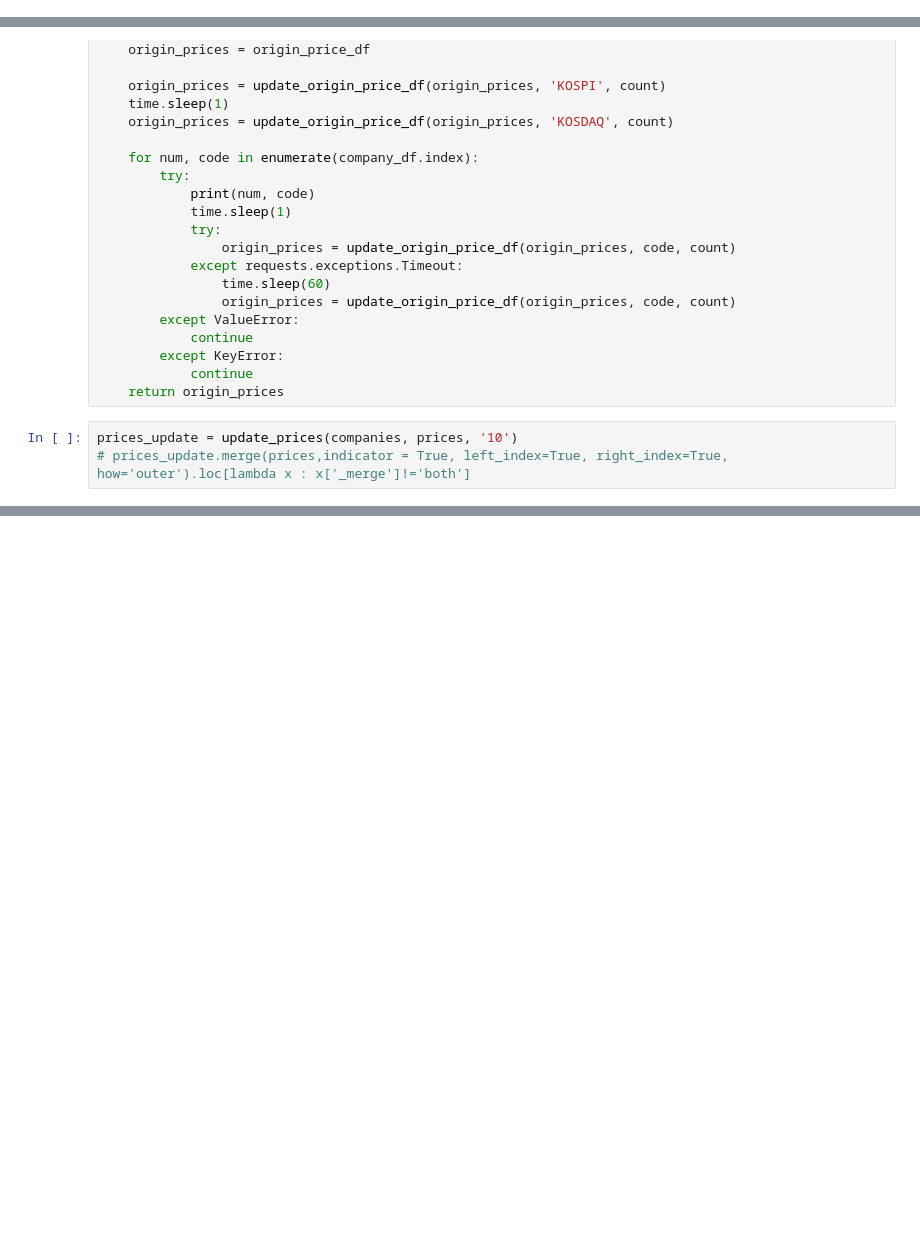
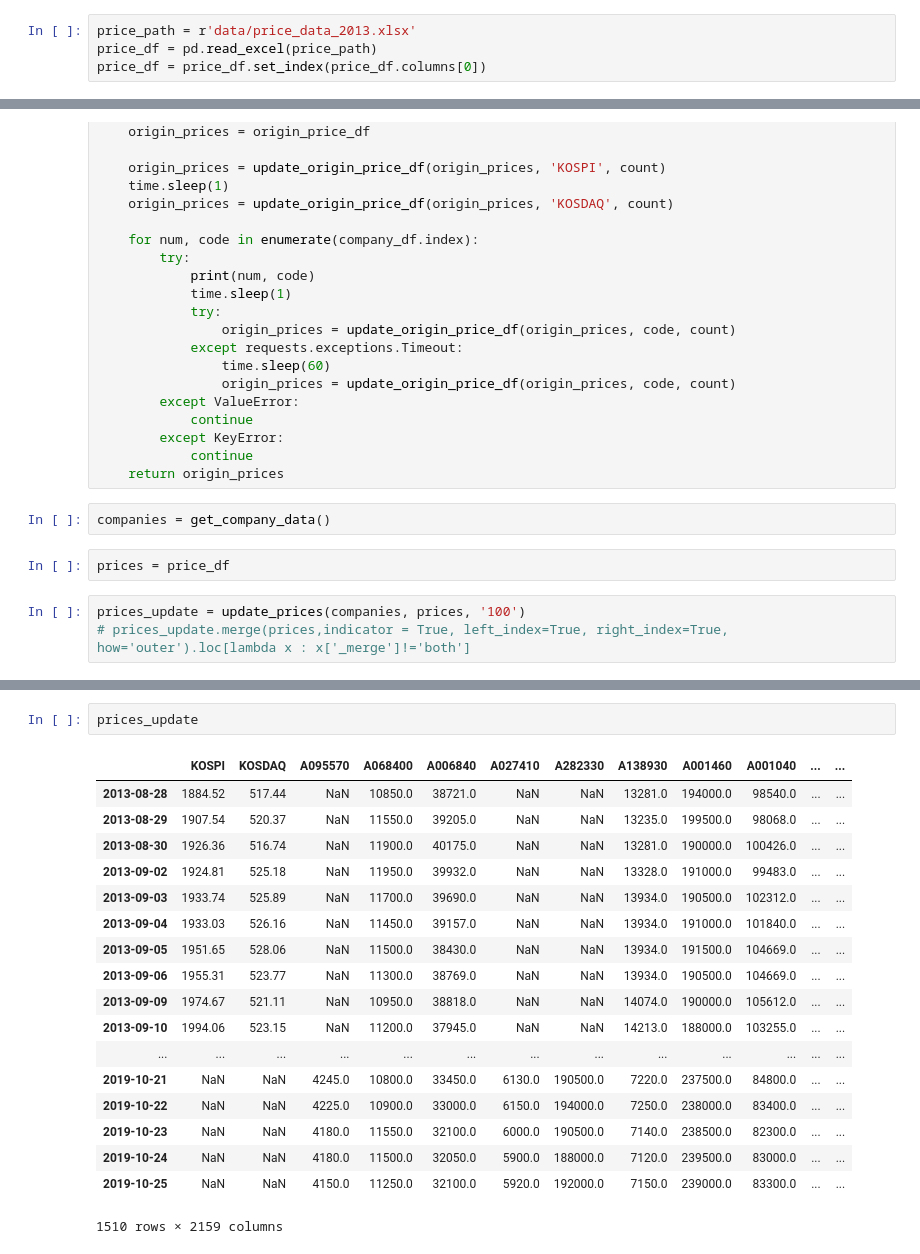
Before and after one commit to neosuperprogrammer/Quant, a Jupyter notebook: neo_quant.ipynb, the cells around one changed output, grey strips where cells are left out. Saved outputs shown, nothing was run; the diff lists cells and outputs as text; blank space fills up the shorter version.

```diff
--- a/neo_quant.ipynb
+++ b/neo_quant.ipynb
@@ -602,3 +1534,7 @@ total_price.to_excel(r'data/price_data.xlsx')
+# %%
+price_path = r'data/price_data_2013.xlsx'
+price_df = pd.read_excel(price_path)
+price_df = price_df.set_index(price_df.columns[0])
 # %% [markdown]
 ## 가격정보 업데이트
 # %%
@@ -635,6 +1571,10 @@ def update_prices(company_df, origin_price_df, count):
         except KeyError:
             continue
     return origin_prices
+# %%
+companies = get_company_data()
+# %%
+prices = price_df
 # %%
-prices_update = update_prices(companies, prices, '10')
+prices_update = update_prices(companies, prices, '100')
 # prices_update.merge(prices,indicator = True, left_index=True, right_index=True, how='outer').loc[lambda x : x['_merge']!='both']
@@ -640,0 +1599,21 @@ prices_update = update_prices(companies, prices, '10')
+# %%
+prices_update
+# %% [output]
+|  | KOSPI | KOSDAQ | A095570 | A068400 | A006840 | A027410 | A282330 | A138930 | A001460 | A001040 | ... | ... |
+| 2013-08-28 | 1884.52 | 517.44 | NaN | 10850.0 | 38721.0 | NaN | NaN | 13281.0 | 194000.0 | 98540.0 | ... | ... |
+| 2013-08-29 | 1907.54 | 520.37 | NaN | 11550.0 | 39205.0 | NaN | NaN | 13235.0 | 199500.0 | 98068.0 | ... | ... |
+| 2013-08-30 | 1926.36 | 516.74 | NaN | 11900.0 | 40175.0 | NaN | NaN | 13281.0 | 190000.0 | 100426.0 | ... | ... |
+| 2013-09-02 | 1924.81 | 525.18 | NaN | 11950.0 | 39932.0 | NaN | NaN | 13328.0 | 191000.0 | 99483.0 | ... | ... |
+| 2013-09-03 | 1933.74 | 525.89 | NaN | 11700.0 | 39690.0 | NaN | NaN | 13934.0 | 190500.0 | 102312.0 | ... | ... |
+| 2013-09-04 | 1933.03 | 526.16 | NaN | 11450.0 | 39157.0 | NaN | NaN | 13934.0 | 191000.0 | 101840.0 | ... | ... |
+| 2013-09-05 | 1951.65 | 528.06 | NaN | 11500.0 | 38430.0 | NaN | NaN | 13934.0 | 191500.0 | 104669.0 | ... | ... |
+| 2013-09-06 | 1955.31 | 523.77 | NaN | 11300.0 | 38769.0 | NaN | NaN | 13934.0 | 190500.0 | 104669.0 | ... | ... |
+| 2013-09-09 | 1974.67 | 521.11 | NaN | 10950.0 | 38818.0 | NaN | NaN | 14074.0 | 190000.0 | 105612.0 | ... | ... |
+| 2013-09-10 | 1994.06 | 523.15 | NaN | 11200.0 | 37945.0 | NaN | NaN | 14213.0 | 188000.0 | 103255.0 | ... | ... |
+| ... | ... | ... | ... | ... | ... | ... | ... | ... | ... | ... | ... | ... |
+| 2019-10-21 | NaN | NaN | 4245.0 | 10800.0 | 33450.0 | 6130.0 | 190500.0 | 7220.0 | 237500.0 | 84800.0 | ... | ... |
+| 2019-10-22 | NaN | NaN | 4225.0 | 10900.0 | 33000.0 | 6150.0 | 194000.0 | 7250.0 | 238000.0 | 83400.0 | ... | ... |
+| 2019-10-23 | NaN | NaN | 4180.0 | 11550.0 | 32100.0 | 6000.0 | 190500.0 | 7140.0 | 238500.0 | 82300.0 | ... | ... |
+| 2019-10-24 | NaN | NaN | 4180.0 | 11500.0 | 32050.0 | 5900.0 | 188000.0 | 7120.0 | 239500.0 | 83000.0 | ... | ... |
+| 2019-10-25 | NaN | NaN | 4150.0 | 11250.0 | 32100.0 | 5920.0 | 192000.0 | 7150.0 | 239000.0 | 83300.0 | ... | ... |
+1510 rows × 2159 columns
```
Also changed, not shown: parts of 9 cells of this notebook, 3 other files.
